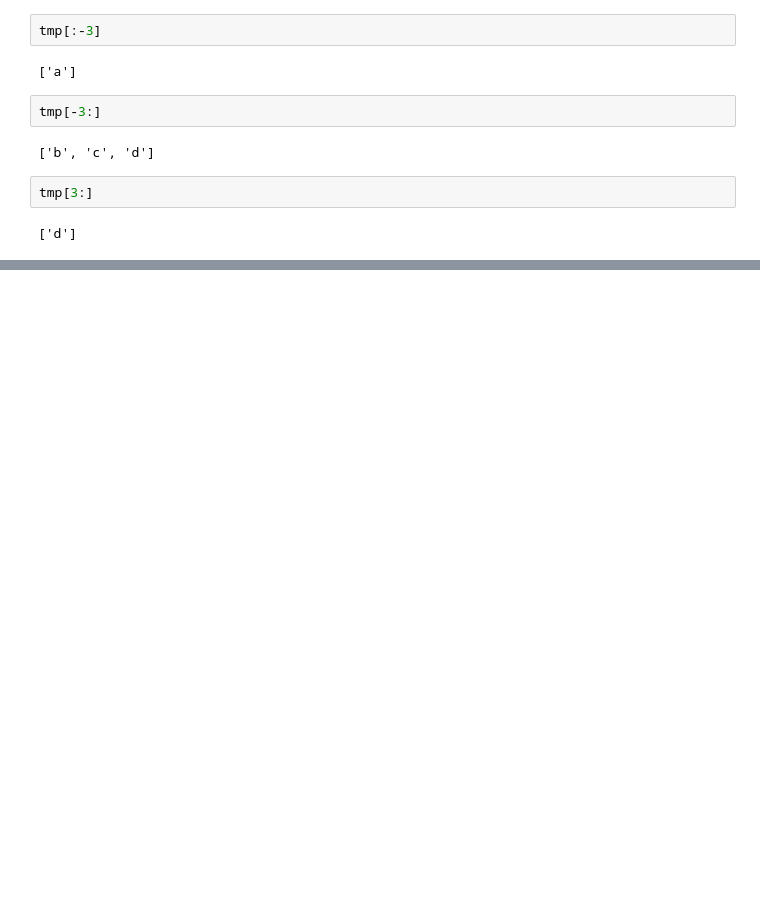
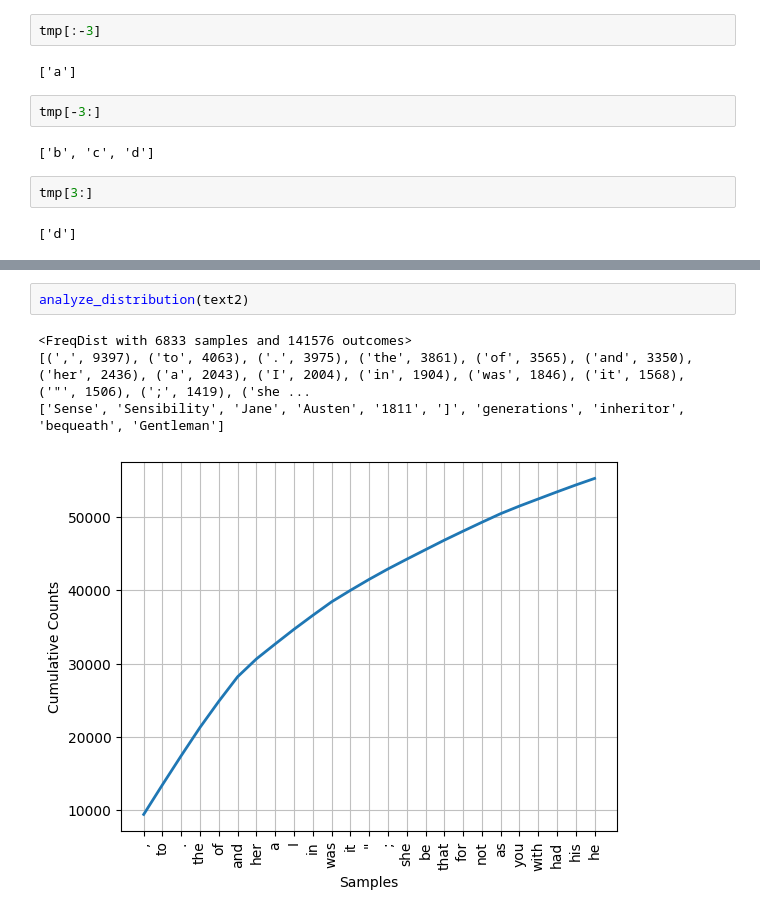
Before and after one commit to IAmAnubhavSaini/just-code, a Jupyter notebook: nlp-nltk/ch01.ipynb, the cells around one changed output, grey strips where cells are left out. Drawn from its saved outputs; the diff is of its cells as text; blank space fills up the shorter version.

```diff
--- a/nlp-nltk/ch01.ipynb
+++ b/nlp-nltk/ch01.ipynb
@@ -274,0 +299,7 @@ tmp[3:]
+# %%
+analyze_distribution(text2)
+# %% [output]
+<FreqDist with 6833 samples and 141576 outcomes>
+[(',', 9397), ('to', 4063), ('.', 3975), ('the', 3861), ('of', 3565), ('and', 3350), ('her', 2436), ('a', 2043), ('I', 2004), ('in', 1904), ('was', 1846), ('it', 1568), ('"', 1506), (';', 1419), ('she ...
+['Sense', 'Sensibility', 'Jane', 'Austen', '1811', ']', 'generations', 'inheritor', 'bequeath', 'Gentleman']
+[figure, added]
```
Also changed, not shown: parts of 32 cells of this notebook, 3 other files.
